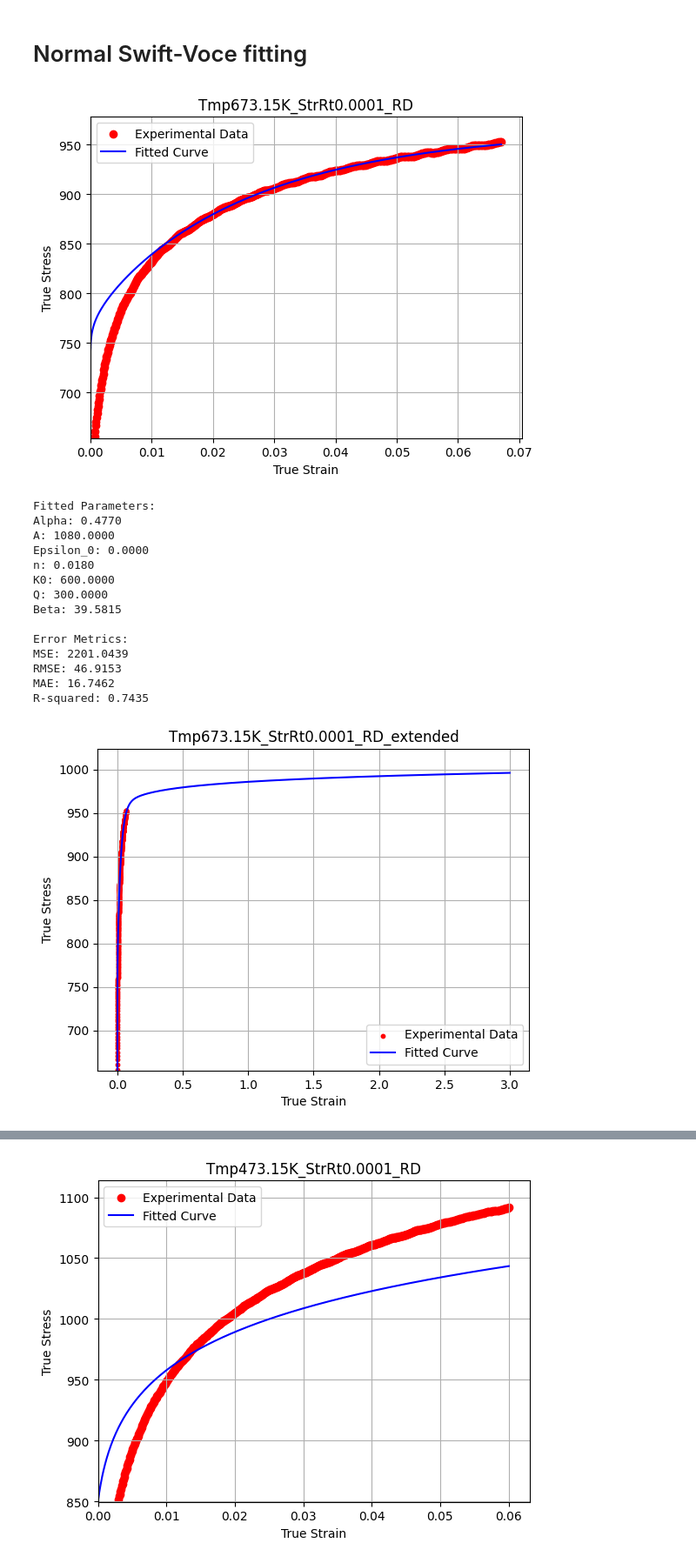
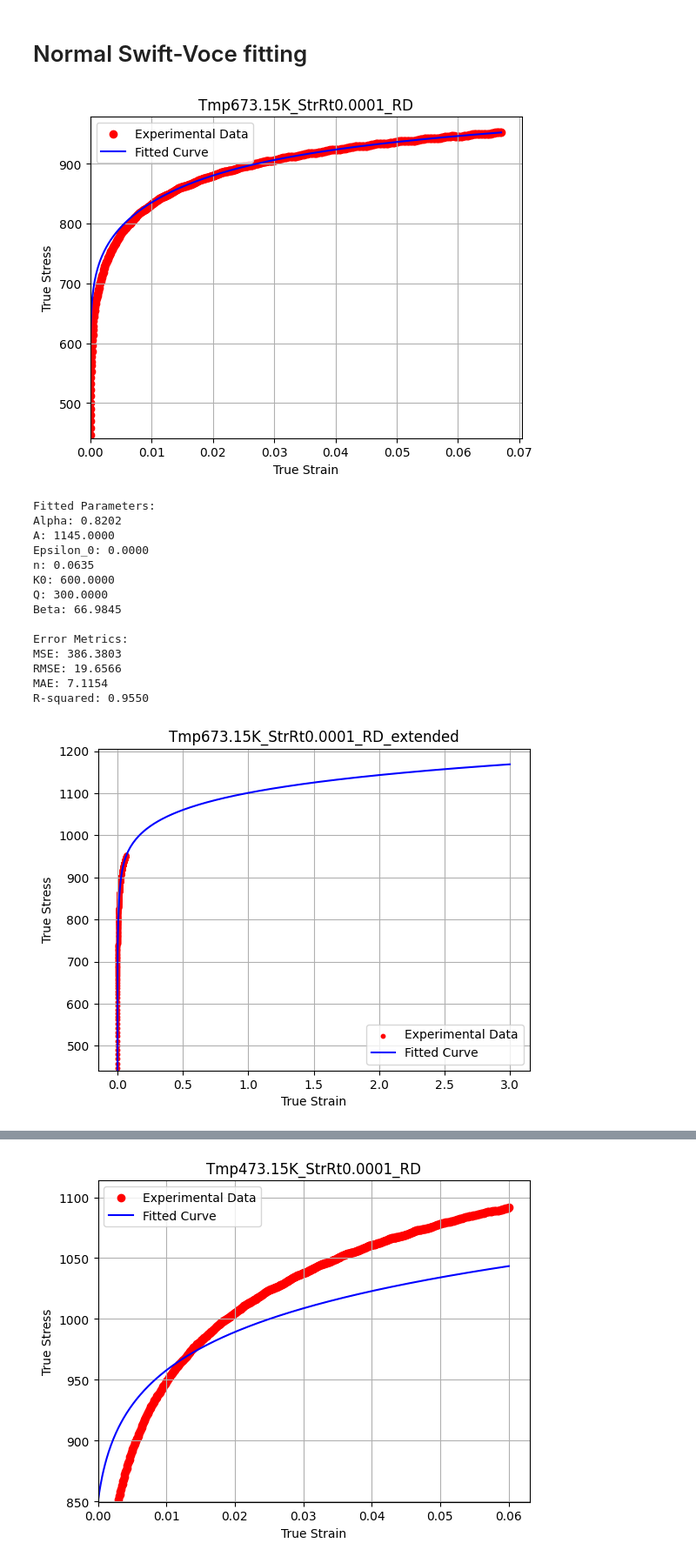
Before and after one commit to meiannnnn/coe-final-project, a Jupyter notebook: sv_fitting.ipynb, the cells around one changed output, grey strips where cells are left out. Shown at 87% size. Saved outputs shown, nothing was run; the diff lists cells and outputs as text; code cells hidden in the pictures.

```diff
--- a/sv_fitting.ipynb
+++ b/sv_fitting.ipynb
@@ -30,7 +30,7 @@ def analyze_sv_fit(file_path, strain_column, stress_column, title, initial_guess
 
 # Initial guesses for parameters [alpha, A, epsilon_0, n, k0, Q, beta]
     initial_guess = [0.5, 900, 0.005, 0.15, 450, 100, 15]
-    bounds = ([1e-10, 1e-10, 1e-10, 1e-10, 1e-10, 1e-10, 1e-10], [1.0, 1080, 0.02, 0.5, 600, 300, 100])
+    bounds = ([1e-10, 1e-10, 1e-10, 1e-10, 1e-10, 1e-10, 1e-10], [1.0, 1145, 0.02, 0.5, 600, 300, 100])
     weights = 1 / (strain + 0.01) ** 2  # Experiment with the exponent for better fit
     #bounds = ([0, 0, 0, 0, 0, 0, 0], [np.inf, np.inf, np.inf, np.inf, np.inf, np.inf, np.inf])
 
@@ -74,46 +74,46 @@ def analyze_sv_fit(file_path, strain_column, stress_column, title, initial_guess
     extended_strain = pd.read_csv("data/strain_extended.csv")['strain']
     extended_stress = swift_voce(extended_strain, *params)
     plt.scatter(strain, stress, label='Experimental Data', color='red', s=10)
     plt.plot(extended_strain, extended_stress, label='Fitted Curve', color='blue')
     plt.xlabel('True Strain')
     plt.ylabel('True Stress')
     plt.title(f"{title}_extended")
     plt.legend()
     plt.grid(True)
     plt.ylim(bottom=min(fitted_stress))
     plt.show()
 
 
     # Create a DataFrame to save the results
     df = pd.DataFrame({
         'Strain': extended_strain,
         'Stress': extended_stress
     })
 
     # Save the DataFrame to a CSV file
 
     output_file_path = f"extended_curve/new/{title}.csv"  # Adjust the filename as needed
     df.to_csv(output_file_path, index=False)
 
 
     return params, extended_stress, extended_strain
 
 condition = 'Tmp673.15K_StrRt0.0001_RD'
 analyze_sv_fit(f'data/Exp_FC_StrRtDpn_TmpDpn_Tmp673.csv', condition + '_E', condition + '_S', condition)
 # %% [output]
-[figure, old version]
+[figure, new version]
 Fitted Parameters:
-Alpha: 0.4770
-A: 1080.0000
+Alpha: 0.8202
+A: 1145.0000
 Epsilon_0: 0.0000
-n: 0.0180
+n: 0.0635
 K0: 600.0000
 Q: 300.0000
-Beta: 39.5815
+Beta: 66.9845
 
 Error Metrics:
-MSE: 2201.0439
-RMSE: 46.9153
-MAE: 16.7462
-R-squared: 0.7435
+MSE: 386.3803
+RMSE: 19.6566
+MAE: 7.1154
+R-squared: 0.9550
-[figure, old version]
+[figure, new version]
```
Also changed, not shown: parts of 1 cell of this notebook, 14 other files.
